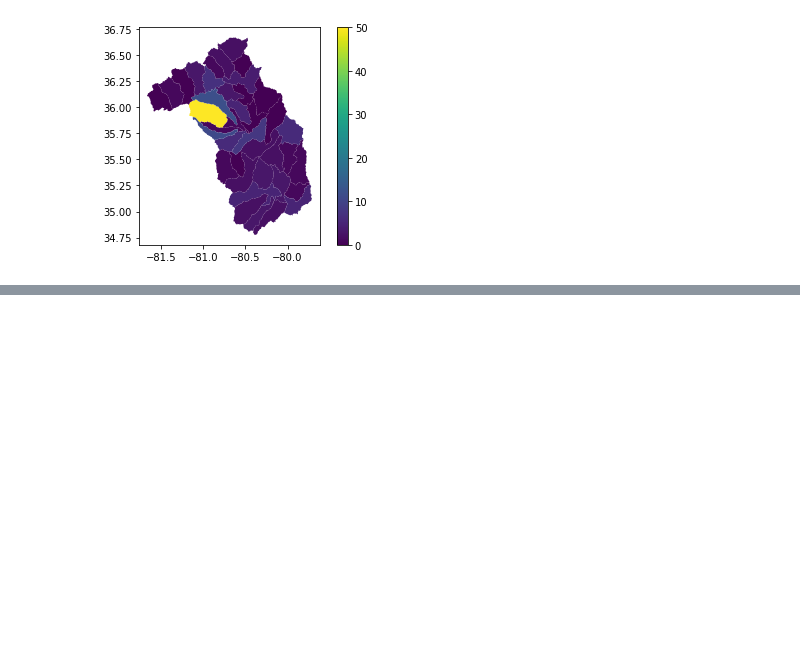
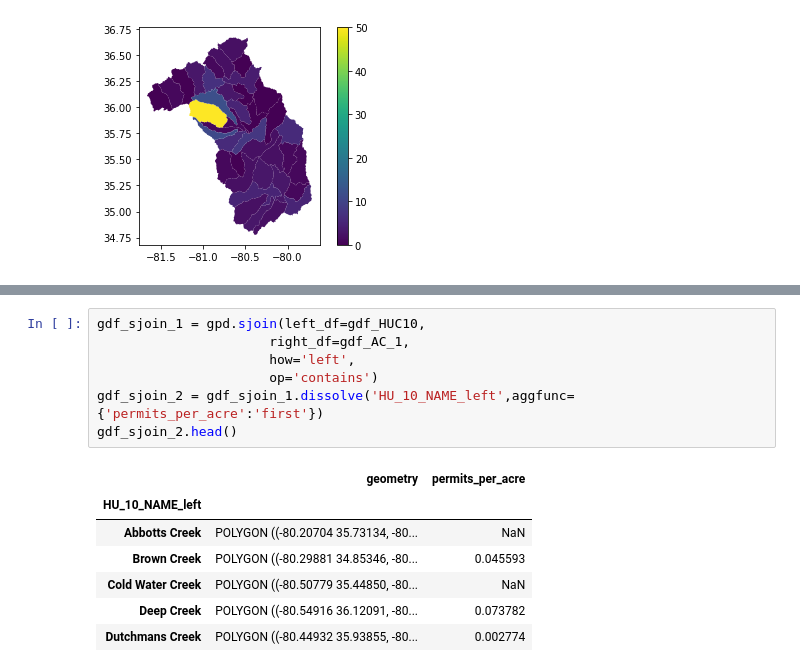
Before and after one commit to SiqLiang/SpatialDataFrames, a Jupyter notebook: 859_PS5_2020/3_Geopandas/1-GeoPandas-Exercise.ipynb, the cells around one changed output, grey strips where cells are left out. Drawn from its saved outputs; the diff is of its cells as text; blank space fills up the shorter version.

```diff
--- a/859_PS5_2020/3_Geopandas/1-GeoPandas-Exercise.ipynb
+++ b/859_PS5_2020/3_Geopandas/1-GeoPandas-Exercise.ipynb
@@ -195,0 +219,15 @@ gdf_sjoin_HUC10.plot('Allowable Count',legend=True);
+# %%
+gdf_sjoin_1 = gpd.sjoin(left_df=gdf_HUC10,
+                      right_df=gdf_AC_1,
+                      how='left',
+                      op='contains')
+gdf_sjoin_2 = gdf_sjoin_1.dissolve('HU_10_NAME_left',aggfunc={'permits_per_acre':'first'})
+gdf_sjoin_2.head()
+# %% [output]
+|  | geometry | permits_per_acre |
+| HU_10_NAME_left |  |  |
+| Abbotts Creek | POLYGON ((-80.20704 35.73134, -80... | NaN |
+| Brown Creek | POLYGON ((-80.29881 34.85346, -80... | 0.045593 |
+| Cold Water Creek | POLYGON ((-80.50779 35.44850, -80... | NaN |
+| Deep Creek | POLYGON ((-80.54916 36.12091, -80... | 0.073782 |
+| Dutchmans Creek | POLYGON ((-80.44932 35.93855, -80... | 0.002774 |
```
Also changed, not shown: parts of 10 cells of this notebook.
